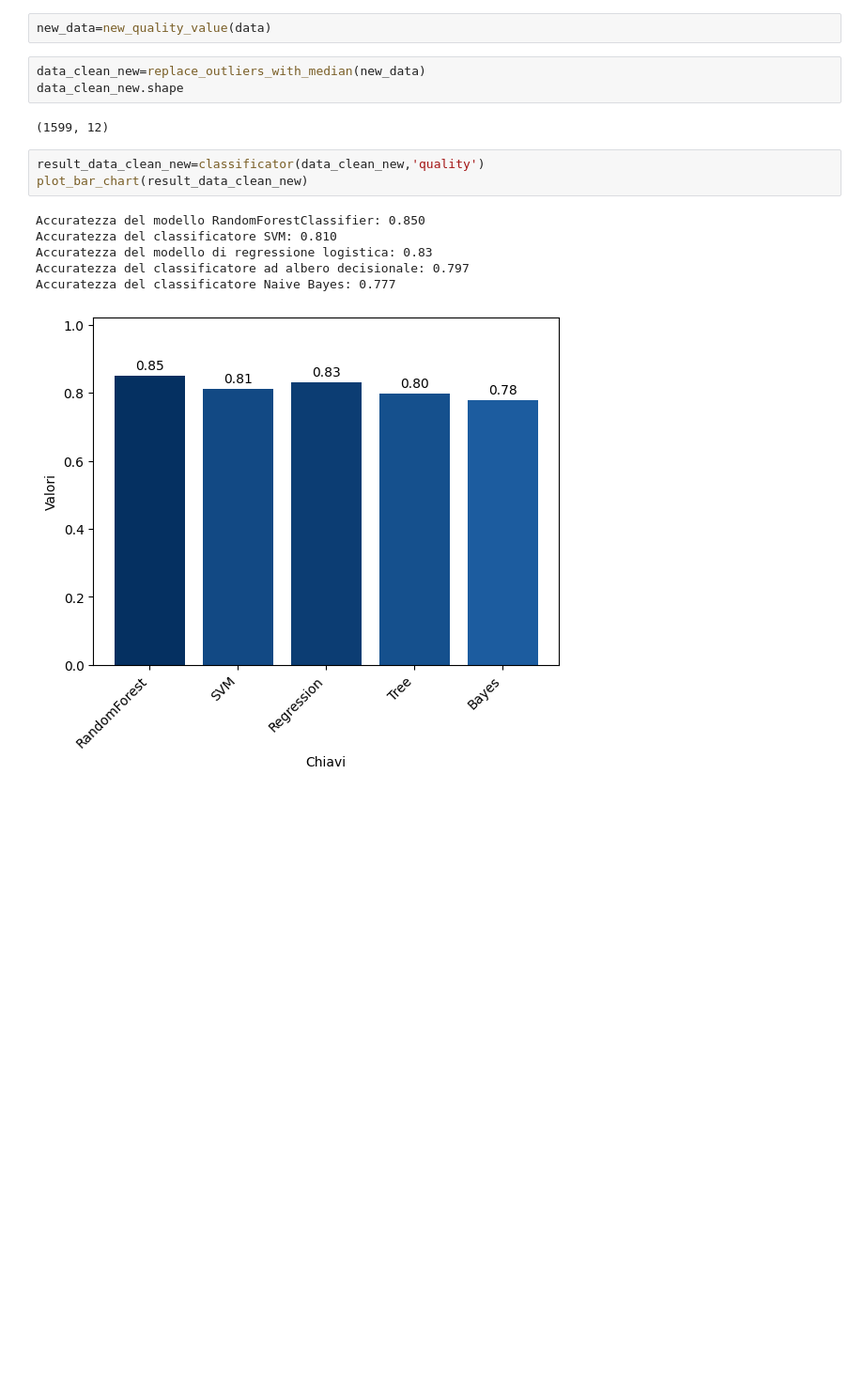
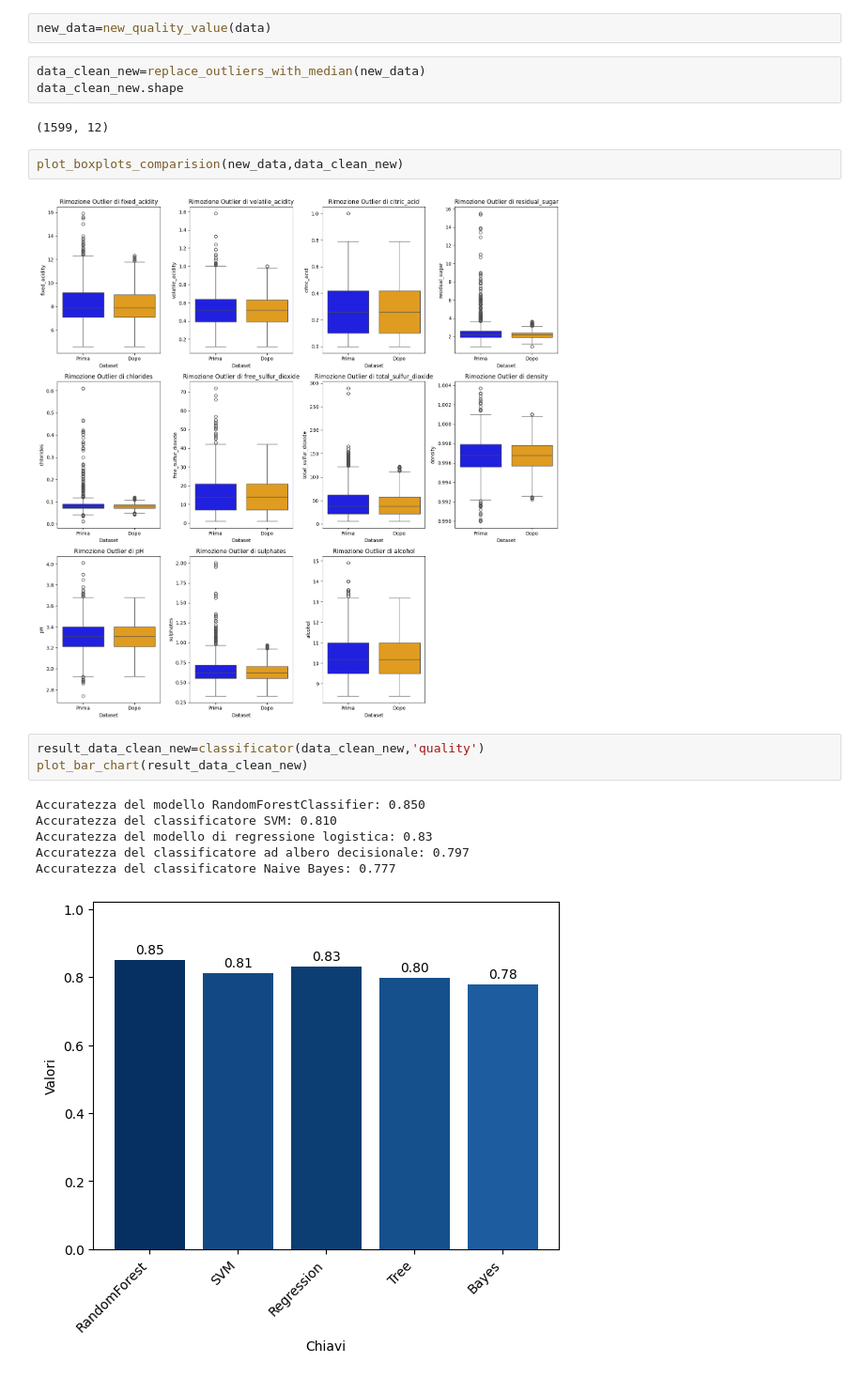
Before and after one commit to gonarec/WineDetector_Python_Project, a Jupyter notebook: Project_2nd_Sol.ipynb, the cells around one changed output. Shown at 94% size. Drawn from its saved outputs; the diff is of its cells as text; blank space fills up the shorter version.

```diff
--- a/Project_2nd_Sol.ipynb
+++ b/Project_2nd_Sol.ipynb
@@ -304,6 +304,10 @@ data_clean_new=replace_outliers_with_median(new_data)
 data_clean_new.shape
 # %% [output]
 (1599, 12)
+# %%
+plot_boxplots_comparision(new_data,data_clean_new)
+# %% [output]
+[figure, added]
 # %%
 result_data_clean_new=classificator(data_clean_new,'quality')
 plot_bar_chart(result_data_clean_new)
```
